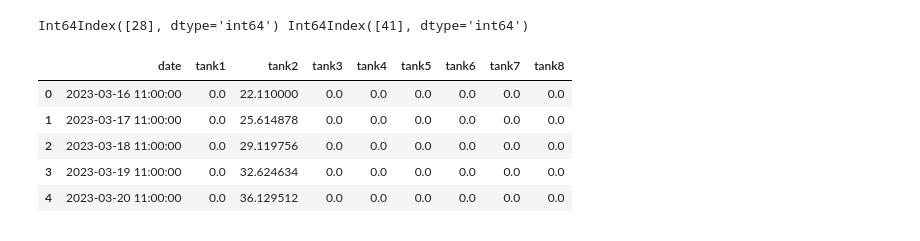
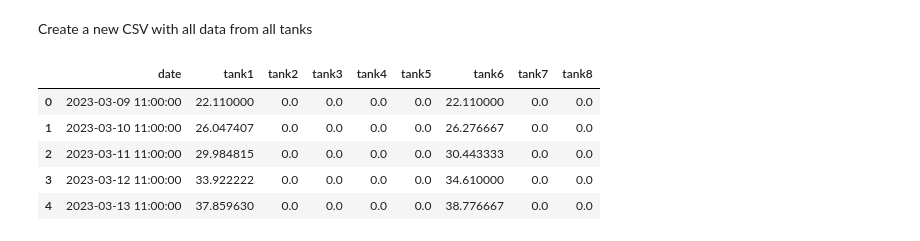
Before and after one commit to wFairmanOlin/Biomass, a Jupyter notebook: data/harvest_process.ipynb, the cells around one changed output. Saved outputs shown, nothing was run; the diff lists cells and outputs as text; code cells hidden in the pictures.

```diff
--- a/data/harvest_process.ipynb
+++ b/data/harvest_process.ipynb
@@ -113,25 +104,32 @@ plt.show()
+# %% [markdown]
+Create a new CSV with all data from all tanks
 # %%
-empty = np.zeros(len(algae_mass))
+# date range
+start_date = datetime(2023, 3, 9, 11, 0)
+end_date = datetime(2023, 6, 8, 11, 0)
+days = (end_date - start_date).days
+date_range = [start_date + timedelta(hours=24*i) for i in range(days + 2)]
+
+# create an empty data frame with right lenght
+empty = np.zeros(len(date_range))
 
 output_dict = {'date': date_range, 'tank1' : empty, 'tank2' : algae_mass, 'tank3' : empty, 'tank4' : empty, 'tank5' : empty,
                'tank6': empty, 'tank7': empty, 'tank8': empty}
 
 output_df = pd.DataFrame(data=output_dict)
+
+for tank in range(1, 9):
+    tank_id = "tank" + str(tank)
+    algae_mass = get_algae_mass(start_date, end_date, tank)
+    output_df[tank_id] = algae_mass
+
+output_df.head()
+# %% [output]
+|  | date | tank1 | tank2 | tank3 | tank4 | tank5 | tank6 | tank7 | tank8 |
+| 0 | 2023-03-09 11:00:00 | 22.110000 | 0.0 | 0.0 | 0.0 | 0.0 | 22.110000 | 0.0 | 0.0 |
+| 1 | 2023-03-10 11:00:00 | 26.047407 | 0.0 | 0.0 | 0.0 | 0.0 | 26.276667 | 0.0 | 0.0 |
+| 2 | 2023-03-11 11:00:00 | 29.984815 | 0.0 | 0.0 | 0.0 | 0.0 | 30.443333 | 0.0 | 0.0 |
+| 3 | 2023-03-12 11:00:00 | 33.922222 | 0.0 | 0.0 | 0.0 | 0.0 | 34.610000 | 0.0 | 0.0 |
+| 4 | 2023-03-13 11:00:00 | 37.859630 | 0.0 | 0.0 | 0.0 | 0.0 | 38.776667 | 0.0 | 0.0 |
-# %%
-start = output_df.index[output_df.date == date_range[0]]
-end = output_df.index[output_df.date == date_range[-1]]
-
-print(start, end)
-output_df.loc[start[0]:end[0], 'tank7'] = algae_mass
-
-output_df.head()
-# %% [output]
-Int64Index([28], dtype='int64') Int64Index([41], dtype='int64')
-|  | date | tank1 | tank2 | tank3 | tank4 | tank5 | tank6 | tank7 | tank8 |
-| 0 | 2023-03-16 11:00:00 | 0.0 | 22.110000 | 0.0 | 0.0 | 0.0 | 0.0 | 0.0 | 0.0 |
-| 1 | 2023-03-17 11:00:00 | 0.0 | 25.614878 | 0.0 | 0.0 | 0.0 | 0.0 | 0.0 | 0.0 |
-| 2 | 2023-03-18 11:00:00 | 0.0 | 29.119756 | 0.0 | 0.0 | 0.0 | 0.0 | 0.0 | 0.0 |
-| 3 | 2023-03-19 11:00:00 | 0.0 | 32.624634 | 0.0 | 0.0 | 0.0 | 0.0 | 0.0 | 0.0 |
-| 4 | 2023-03-20 11:00:00 | 0.0 | 36.129512 | 0.0 | 0.0 | 0.0 | 0.0 | 0.0 | 0.0 |
 # %%
 output_df.to_csv('harvest_data.csv')
```
Also changed, not shown: parts of 5 cells of this notebook, 12 other files.
